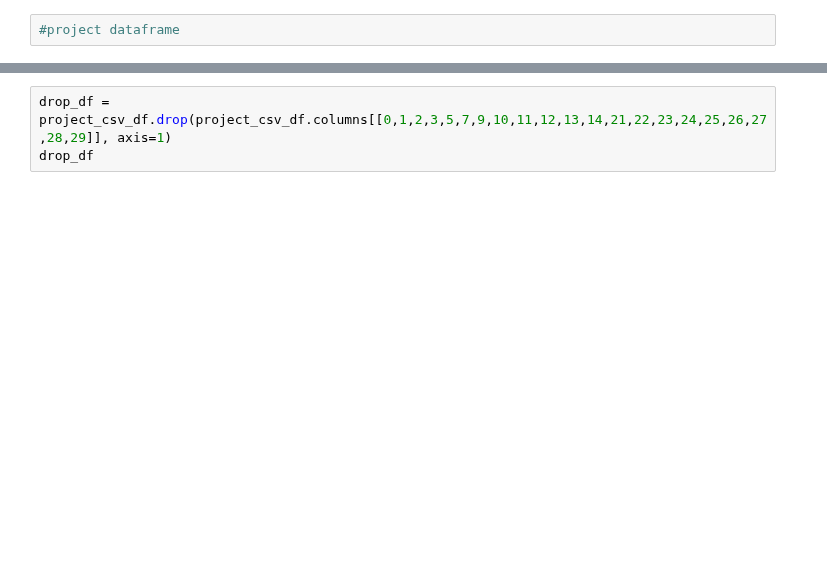
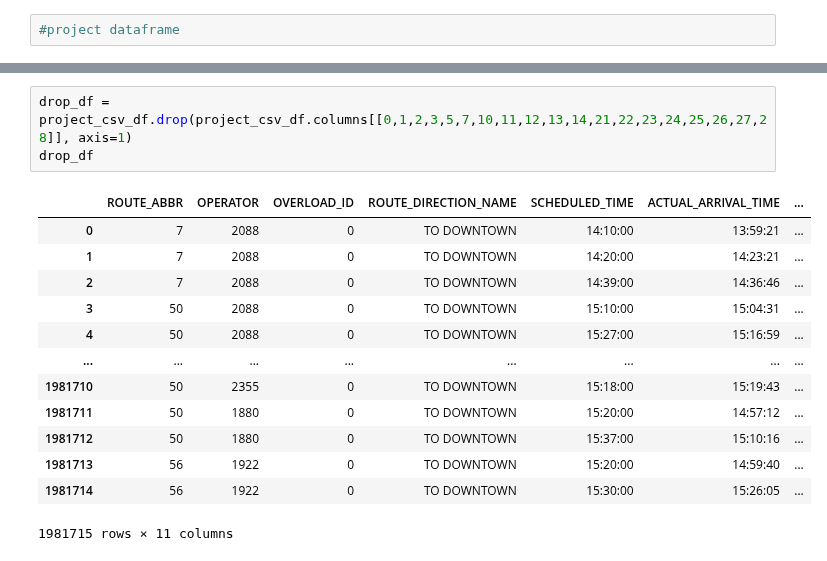
Before and after one commit to NSS-Data-Analytics-Cohort-7/wego-shut_up_and_take_my_query, a Jupyter notebook: WeGo/notebooks/Untitled1.ipynb, the cells around one changed output, grey strips where cells are left out. Cells and saved outputs as stored; diff of their text form; blank space fills up the shorter version.

```diff
--- a/WeGo/notebooks/Untitled1.ipynb
+++ b/WeGo/notebooks/Untitled1.ipynb
@@ -24,3 +56,17 @@ project_csv_df
 # %%
-drop_df = project_csv_df.drop(project_csv_df.columns[[0,1,2,3,5,7,9,10,11,12,13,14,21,22,23,24,25,26,27,28,29]], axis=1)
+drop_df = project_csv_df.drop(project_csv_df.columns[[0,1,2,3,5,7,10,11,12,13,14,21,22,23,24,25,26,27,28]], axis=1)
 drop_df
+# %% [output]
+|  | ROUTE_ABBR | OPERATOR | OVERLOAD_ID | ROUTE_DIRECTION_NAME | SCHEDULED_TIME | ACTUAL_ARRIVAL_TIME | ... |
+| 0 | 7 | 2088 | 0 | TO DOWNTOWN | 14:10:00 | 13:59:21 | ... |
+| 1 | 7 | 2088 | 0 | TO DOWNTOWN | 14:20:00 | 14:23:21 | ... |
+| 2 | 7 | 2088 | 0 | TO DOWNTOWN | 14:39:00 | 14:36:46 | ... |
+| 3 | 50 | 2088 | 0 | TO DOWNTOWN | 15:10:00 | 15:04:31 | ... |
+| 4 | 50 | 2088 | 0 | TO DOWNTOWN | 15:27:00 | 15:16:59 | ... |
+| ... | ... | ... | ... | ... | ... | ... | ... |
+| 1981710 | 50 | 2355 | 0 | TO DOWNTOWN | 15:18:00 | 15:19:43 | ... |
+| 1981711 | 50 | 1880 | 0 | TO DOWNTOWN | 15:20:00 | 14:57:12 | ... |
+| 1981712 | 50 | 1880 | 0 | TO DOWNTOWN | 15:37:00 | 15:10:16 | ... |
+| 1981713 | 56 | 1922 | 0 | TO DOWNTOWN | 15:20:00 | 14:59:40 | ... |
+| 1981714 | 56 | 1922 | 0 | TO DOWNTOWN | 15:30:00 | 15:26:05 | ... |
+1981715 rows × 11 columns
```
Also changed, not shown: parts of 6 cells of this notebook.
